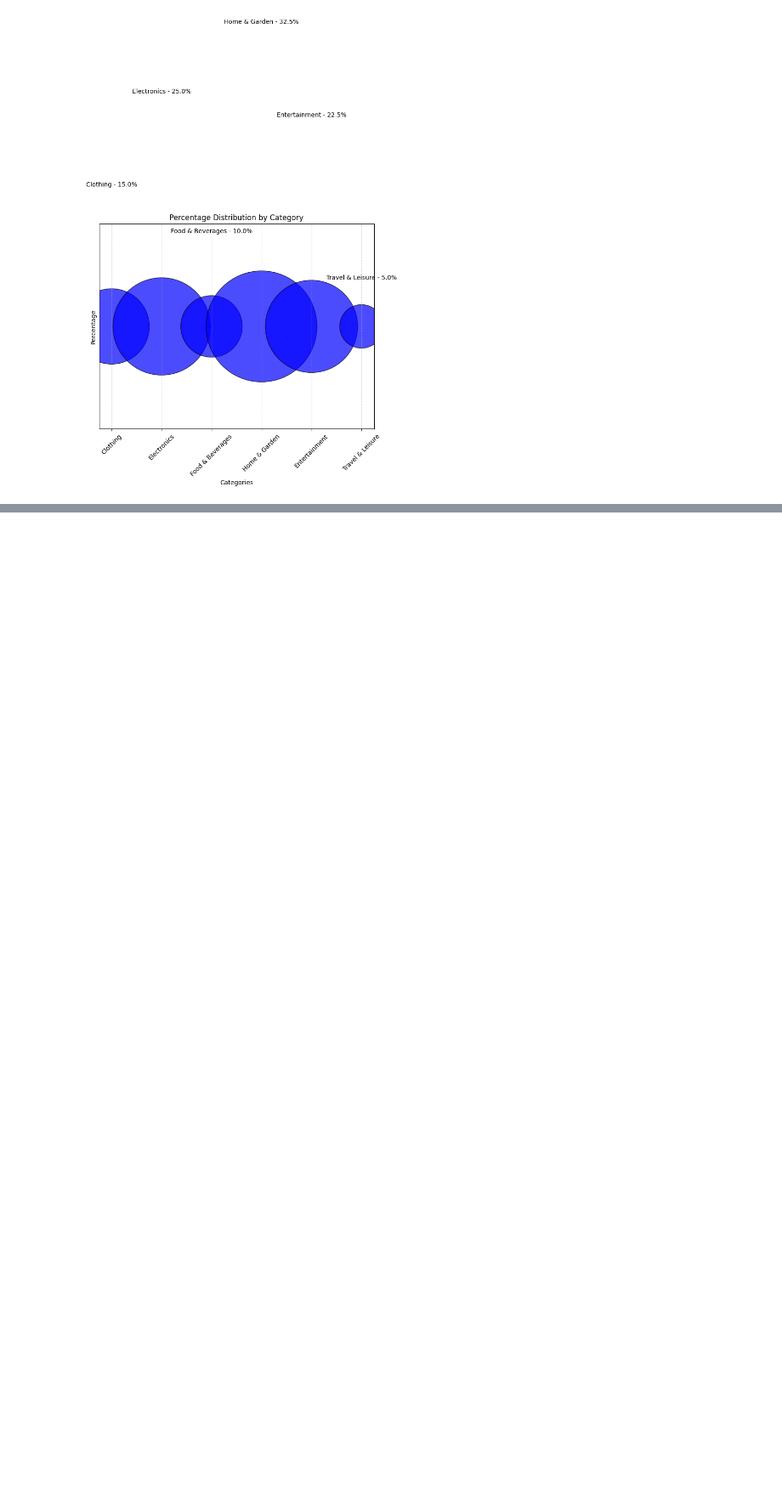
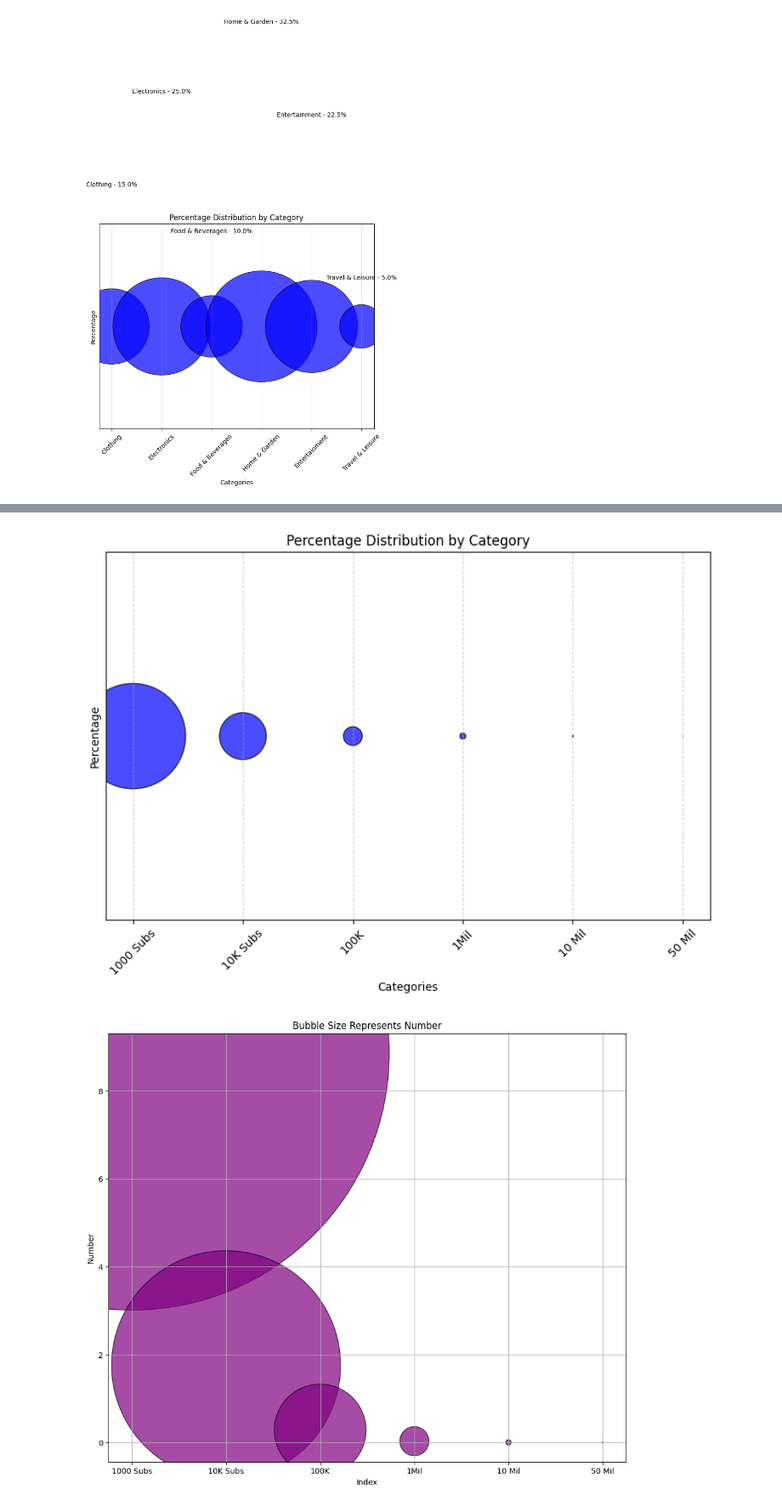
Before and after one commit to YesInAJiffy/Python, a Jupyter notebook: YouTubeStatistics.ipynb, the cells around one changed output, grey strips where cells are left out. Shown: that part at 85% size. Saved outputs shown, nothing was run; the diff lists cells and outputs as text; code cells hidden in the pictures; blank space fills up the shorter version.

```diff
--- a/YouTubeStatistics.ipynb
+++ b/YouTubeStatistics.ipynb
@@ -58,3 +58,79 @@ plt.tight_layout()
 plt.show()
 # %% [output]
 [figure]
+# %%
+import matplotlib.pyplot as plt
+
+# Sample data (replace with your actual data)
+
+'''
+categories = ["Have Channels", "1000 Subs", "10K Subs", "100K", "1Mil", "10 Mil", "50 Mil"]
+total_value = 2600  # 2.6 Bn Adjust this value to represent the total sum of all percentages
+percentages = [x / total_value * 100 for x in [113.9, 10.1, 2, .3211, 32300/1000000, 1100/1000000, 35/1000000]]  # Calculate percentages
+'''
+
+categories = ["1000 Subs", "10K Subs", "100K", "1Mil", "10 Mil", "50 Mil"]
+total_value = 113.9  # 2.6 Bn Adjust this value to represent the total sum of all percentages
+users = [ 10100000, 2000000, 321100, 32300, 1100, 35]
+percentages = [x / total_value * 100 for x in [ 10.1, 2, .3211, 32300/1000000, 1100/1000000, 35/1000000]]  # Calculate percentages
+i =0
+for number in percentages:
+  formatted_number = "{:.8f}".format(number)  # Prints 0.0000001234
+  user_count = "{:.0f}".format(users[i])  # Prints 0.0000001234
+  out_of_x_str = f"1 out of {100 / number:.1f}"
+  print(f"user_count {user_count}(Channel Owners) : Category {categories[i]} : Percentage {formatted_number} : {out_of_x_str}")
+  i = i + 1
+
+
+
+# Calculate bubble sizes based on percentages (adjust scaling factor as needed)
+bubble_sizes = [p * 1000 for p in percentages]  # Scale percentage to desired bubble size
+
+# Create a bubble chart
+plt.figure(figsize=(8, 6))
+plt.scatter(categories, [1 for _ in categories], s=bubble_sizes, c='blue', alpha=0.7, edgecolors='black')  # Set y to 1 for category labels
+
+# Add category labels and title
+plt.xlabel("Categories")
+plt.ylabel("Percentage")
+plt.title("Percentage Distribution by Category")
+
+# Add percentages as text labels to bubbles (optional)
+#for i, (txt, size) in enumerate(zip(categories, percentages)):
+#    plt.text(i, 1 + size/200, f"{txt} - {size:.1f}%", ha='center')  # Adjust vertical position for readability
+
+plt.xticks(rotation=45)  # Rotate category labels for better readability (optional)
+plt.yticks([])  # Hide unnecessary y-axis ticks
+
+plt.grid(True, linestyle='--', alpha=0.6, which='both', axis='x')  # Adjust grid style (optional)
+plt.tight_layout()
+plt.show()
+
+
+
+import matplotlib.pyplot as plt
+
+# Sample data (replace with your actual data)
+numbers = percentages #[25, 78, 12, 40, 68, 99]
+categories = ["1000 Subs", "10K Subs", "100K", "1Mil", "10 Mil", "50 Mil"]
+
+# Scaling factor for bubble size (adjust as needed)
+scaling_factor = 50000
+
+# Create a scatter plot with bubble sizes based on numbers
+plt.figure(figsize=(12, 10))
+#plt.scatter(range(len(numbers)), numbers, s=[n * scaling_factor for n in numbers], c='purple', alpha=0.7, edgecolors='black')
+plt.scatter(categories, numbers, s=[n * scaling_factor for n in numbers], c='purple', alpha=0.7, edgecolors='black')
+
+# Add labels and title
+plt.xlabel("Index")  # Replace with your specific label if needed
+plt.ylabel("Number")
+plt.title("Bubble Size Represents Number")
+
+# Optional: Add data point labels (numbers) above the bubbles
+#for i, num in enumerate(numbers):
+#    plt.text(i, num + 5, str(num), ha='center')  # Adjust vertical offset for readability
+
+plt.grid(True)
+plt.show()
+# %% [output]
@@ -60,0 +143,2 @@ plt.show()
+[figure, added]
+[figure, added]
```
Also changed, not shown: parts of 1 cell of this notebook.
